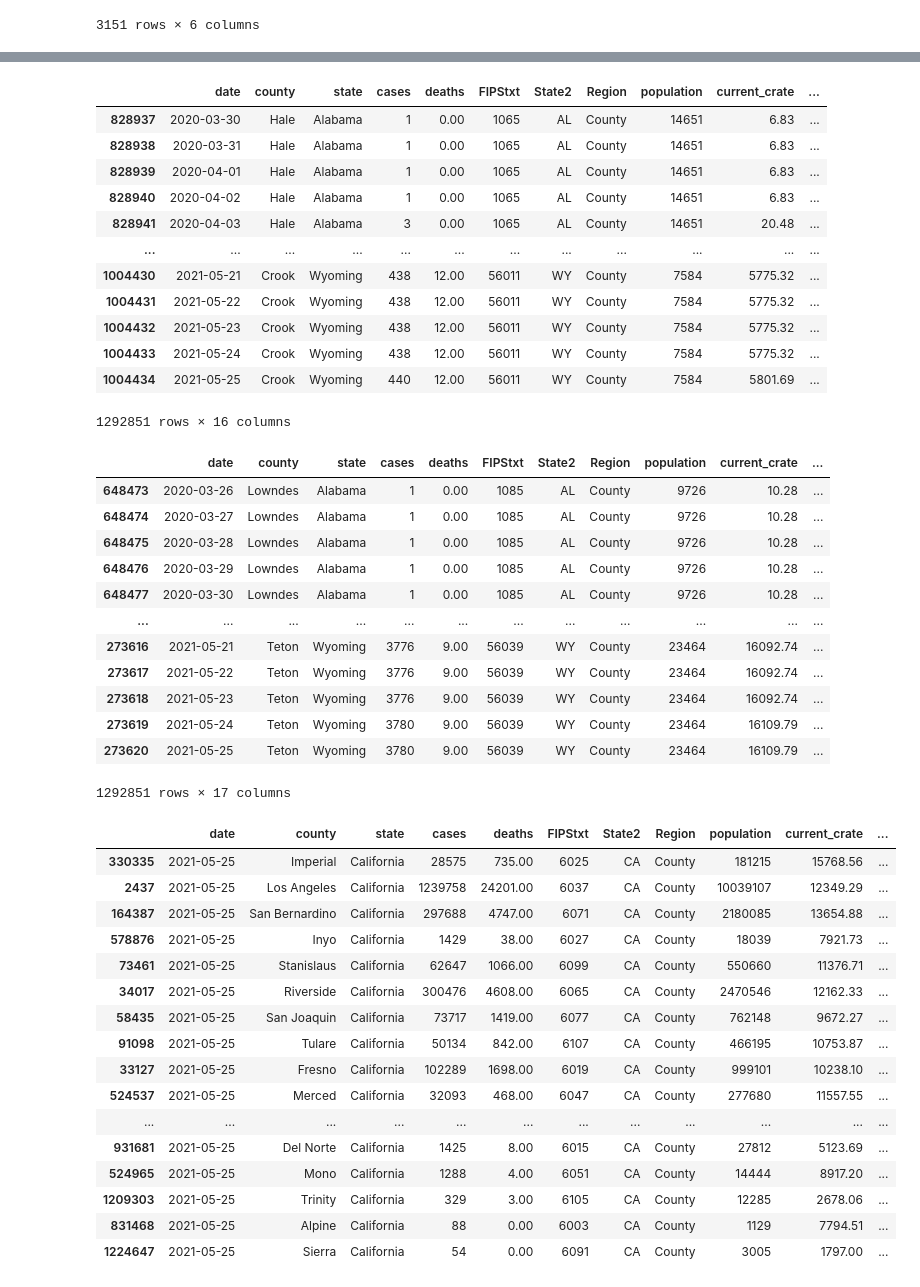
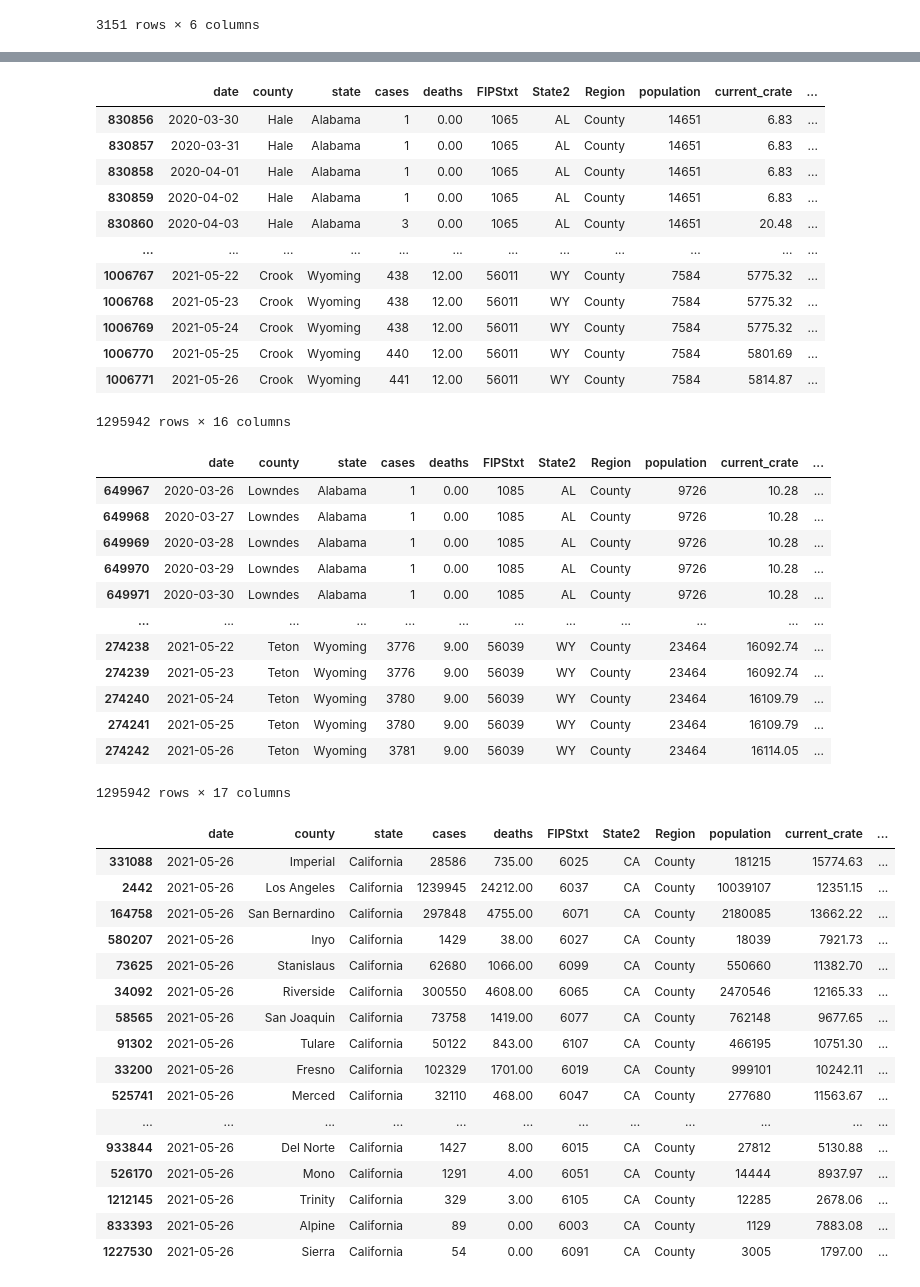
Before and after one commit to menlodoug/covid_crunching, a Jupyter notebook: pandas/COVID_USA.ipynb, the cells around one changed output, grey strips where cells are left out. Drawn from its saved outputs; the diff is of its cells as text; code cells hidden in the pictures.

```diff
--- a/pandas/COVID_USA.ipynb
+++ b/pandas/COVID_USA.ipynb
@@ -94,7 +94,7 @@ counties
 # %%
 # Isolate data from most current day.
 
-counties_us = counties[(counties['date'] == '2021-05-25') & (counties['Region'] == 'County')]
+counties_us = counties[(counties['date'] == '2021-05-26') & (counties['Region'] == 'County')]
 counties_us
 # %% [output]
 |  | date | county | state | cases | deaths | FIPStxt | State2 | Region | population | current_crate | ... |
@@ -208,18 +208,18 @@ usa['case_day'] = usa.groupby(['state','county']).cases.diff().fillna(usa.cases)
 usa
 # %% [output]
 |  | date | county | state | cases | deaths | FIPStxt | State2 | Region | population | current_crate | ... |
-| 828937 | 2020-03-30 | Hale | Alabama | 1 | 0.00 | 1065 | AL | County | 14651 | 6.83 | ... |
-| 828938 | 2020-03-31 | Hale | Alabama | 1 | 0.00 | 1065 | AL | County | 14651 | 6.83 | ... |
-| 828939 | 2020-04-01 | Hale | Alabama | 1 | 0.00 | 1065 | AL | County | 14651 | 6.83 | ... |
-| 828940 | 2020-04-02 | Hale | Alabama | 1 | 0.00 | 1065 | AL | County | 14651 | 6.83 | ... |
-| 828941 | 2020-04-03 | Hale | Alabama | 3 | 0.00 | 1065 | AL | County | 14651 | 20.48 | ... |
+| 830856 | 2020-03-30 | Hale | Alabama | 1 | 0.00 | 1065 | AL | County | 14651 | 6.83 | ... |
+| 830857 | 2020-03-31 | Hale | Alabama | 1 | 0.00 | 1065 | AL | County | 14651 | 6.83 | ... |
+| 830858 | 2020-04-01 | Hale | Alabama | 1 | 0.00 | 1065 | AL | County | 14651 | 6.83 | ... |
+| 830859 | 2020-04-02 | Hale | Alabama | 1 | 0.00 | 1065 | AL | County | 14651 | 6.83 | ... |
+| 830860 | 2020-04-03 | Hale | Alabama | 3 | 0.00 | 1065 | AL | County | 14651 | 20.48 | ... |
 | ... | ... | ... | ... | ... | ... | ... | ... | ... | ... | ... | ... |
-| 1004430 | 2021-05-21 | Crook | Wyoming | 438 | 12.00 | 56011 | WY | County | 7584 | 5775.32 | ... |
-| 1004431 | 2021-05-22 | Crook | Wyoming | 438 | 12.00 | 56011 | WY | County | 7584 | 5775.32 | ... |
-| 1004432 | 2021-05-23 | Crook | Wyoming | 438 | 12.00 | 56011 | WY | County | 7584 | 5775.32 | ... |
-| 1004433 | 2021-05-24 | Crook | Wyoming | 438 | 12.00 | 56011 | WY | County | 7584 | 5775.32 | ... |
-| 1004434 | 2021-05-25 | Crook | Wyoming | 440 | 12.00 | 56011 | WY | County | 7584 | 5801.69 | ... |
+| 1006767 | 2021-05-22 | Crook | Wyoming | 438 | 12.00 | 56011 | WY | County | 7584 | 5775.32 | ... |
+| 1006768 | 2021-05-23 | Crook | Wyoming | 438 | 12.00 | 56011 | WY | County | 7584 | 5775.32 | ... |
+| 1006769 | 2021-05-24 | Crook | Wyoming | 438 | 12.00 | 56011 | WY | County | 7584 | 5775.32 | ... |
+| 1006770 | 2021-05-25 | Crook | Wyoming | 440 | 12.00 | 56011 | WY | County | 7584 | 5801.69 | ... |
+| 1006771 | 2021-05-26 | Crook | Wyoming | 441 | 12.00 | 56011 | WY | County | 7584 | 5814.87 | ... |
-1292851 rows × 16 columns
+1295942 rows × 16 columns
 # %%
 # Break out daily death data from the New York Times csv that is cumulative in nature
 
@@ -228,18 +228,18 @@ usa['death_day'] = usa.groupby(['state','county']).deaths.diff().fillna(usa.deat
 usa
 # %% [output]
 |  | date | county | state | cases | deaths | FIPStxt | State2 | Region | population | current_crate | ... |
-| 648473 | 2020-03-26 | Lowndes | Alabama | 1 | 0.00 | 1085 | AL | County | 9726 | 10.28 | ... |
-| 648474 | 2020-03-27 | Lowndes | Alabama | 1 | 0.00 | 1085 | AL | County | 9726 | 10.28 | ... |
-| 648475 | 2020-03-28 | Lowndes | Alabama | 1 | 0.00 | 1085 | AL | County | 9726 | 10.28 | ... |
-| 648476 | 2020-03-29 | Lowndes | Alabama | 1 | 0.00 | 1085 | AL | County | 9726 | 10.28 | ... |
-| 648477 | 2020-03-30 | Lowndes | Alabama | 1 | 0.00 | 1085 | AL | County | 9726 | 10.28 | ... |
+| 649967 | 2020-03-26 | Lowndes | Alabama | 1 | 0.00 | 1085 | AL | County | 9726 | 10.28 | ... |
+| 649968 | 2020-03-27 | Lowndes | Alabama | 1 | 0.00 | 1085 | AL | County | 9726 | 10.28 | ... |
+| 649969 | 2020-03-28 | Lowndes | Alabama | 1 | 0.00 | 1085 | AL | County | 9726 | 10.28 | ... |
+| 649970 | 2020-03-29 | Lowndes | Alabama | 1 | 0.00 | 1085 | AL | County | 9726 | 10.28 | ... |
+| 649971 | 2020-03-30 | Lowndes | Alabama | 1 | 0.00 | 1085 | AL | County | 9726 | 10.28 | ... |
 | ... | ... | ... | ... | ... | ... | ... | ... | ... | ... | ... | ... |
-| 273616 | 2021-05-21 | Teton | Wyoming | 3776 | 9.00 | 56039 | WY | County | 23464 | 16092.74 | ... |
-| 273617 | 2021-05-22 | Teton | Wyoming | 3776 | 9.00 | 56039 | WY | County | 23464 | 16092.74 | ... |
-| 273618 | 2021-05-23 | Teton | Wyoming | 3776 | 9.00 | 56039 | WY | County | 23464 | 16092.74 | ... |
-| 273619 | 2021-05-24 | Teton | Wyoming | 3780 | 9.00 | 56039 | WY | County | 23464 | 16109.79 | ... |
-| 273620 | 2021-05-25 | Teton | Wyoming | 3780 | 9.00 | 56039 | WY | County | 23464 | 16109.79 | ... |
+| 274238 | 2021-05-22 | Teton | Wyoming | 3776 | 9.00 | 56039 | WY | County | 23464 | 16092.74 | ... |
+| 274239 | 2021-05-23 | Teton | Wyoming | 3776 | 9.00 | 56039 | WY | County | 23464 | 16092.74 | ... |
+| 274240 | 2021-05-24 | Teton | Wyoming | 3780 | 9.00 | 56039 | WY | County | 23464 | 16109.79 | ... |
+| 274241 | 2021-05-25 | Teton | Wyoming | 3780 | 9.00 | 56039 | WY | County | 23464 | 16109.79 | ... |
+| 274242 | 2021-05-26 | Teton | Wyoming | 3781 | 9.00 | 56039 | WY | County | 23464 | 16114.05 | ... |
-1292851 rows × 17 columns
+1295942 rows × 17 columns
 # %%
 # Export updated national data to csv for use in Tableau
 
@@ -247,26 +247,26 @@ usa.to_csv('daily_covid_us.csv', index=False)
 # %%
 # Filter California data to show only numbers for today
 
-counties_cal = usa[(usa['date'] == '2021-05-25') & (usa['state'] == 'California')]
+counties_cal = usa[(usa['date'] == '2021-05-26') & (usa['state'] == 'California')]
 counties_cal
 # %% [output]
 |  | date | county | state | cases | deaths | FIPStxt | State2 | Region | population | current_crate | ... |
-| 330335 | 2021-05-25 | Imperial | California | 28575 | 735.00 | 6025 | CA | County | 181215 | 15768.56 | ... |
-| 2437 | 2021-05-25 | Los Angeles | California | 1239758 | 24201.00 | 6037 | CA | County | 10039107 | 12349.29 | ... |
-| 164387 | 2021-05-25 | San Bernardino | California | 297688 | 4747.00 | 6071 | CA | County | 2180085 | 13654.88 | ... |
-| 578876 | 2021-05-25 | Inyo | California | 1429 | 38.00 | 6027 | CA | County | 18039 | 7921.73 | ... |
-| 73461 | 2021-05-25 | Stanislaus | California | 62647 | 1066.00 | 6099 | CA | County | 550660 | 11376.71 | ... |
-| 34017 | 2021-05-25 | Riverside | California | 300476 | 4608.00 | 6065 | CA | County | 2470546 | 12162.33 | ... |
-| 58435 | 2021-05-25 | San Joaquin | California | 73717 | 1419.00 | 6077 | CA | County | 762148 | 9672.27 | ... |
-| 91098 | 2021-05-25 | Tulare | California | 50134 | 842.00 | 6107 | CA | County | 466195 | 10753.87 | ... |
-| 33127 | 2021-05-25 | Fresno | California | 102289 | 1698.00 | 6019 | CA | County | 999101 | 10238.10 | ... |
-| 524537 | 2021-05-25 | Merced | California | 32093 | 468.00 | 6047 | CA | County | 277680 | 11557.55 | ... |
+| 331088 | 2021-05-26 | Imperial | California | 28586 | 735.00 | 6025 | CA | County | 181215 | 15774.63 | ... |
+| 2442 | 2021-05-26 | Los Angeles | California | 1239945 | 24212.00 | 6037 | CA | County | 10039107 | 12351.15 | ... |
+| 164758 | 2021-05-26 | San Bernardino | California | 297848 | 4755.00 | 6071 | CA | County | 2180085 | 13662.22 | ... |
+| 580207 | 2021-05-26 | Inyo | California | 1429 | 38.00 | 6027 | CA | County | 18039 | 7921.73 | ... |
+| 73625 | 2021-05-26 | Stanislaus | California | 62680 | 1066.00 | 6099 | CA | County | 550660 | 11382.70 | ... |
+| 34092 | 2021-05-26 | Riverside | California | 300550 | 4608.00 | 6065 | CA | County | 2470546 | 12165.33 | ... |
+| 58565 | 2021-05-26 | San Joaquin | California | 73758 | 1419.00 | 6077 | CA | County | 762148 | 9677.65 | ... |
+| 91302 | 2021-05-26 | Tulare | California | 50122 | 843.00 | 6107 | CA | County | 466195 | 10751.30 | ... |
+| 33200 | 2021-05-26 | Fresno | California | 102329 | 1701.00 | 6019 | CA | County | 999101 | 10242.11 | ... |
+| 525741 | 2021-05-26 | Merced | California | 32110 | 468.00 | 6047 | CA | County | 277680 | 11563.67 | ... |
 | ... | ... | ... | ... | ... | ... | ... | ... | ... | ... | ... | ... |
-| 931681 | 2021-05-25 | Del Norte | California | 1425 | 8.00 | 6015 | CA | County | 27812 | 5123.69 | ... |
-| 524965 | 2021-05-25 | Mono | California | 1288 | 4.00 | 6051 | CA | County | 14444 | 8917.20 | ... |
-| 1209303 | 2021-05-25 | Trinity | California | 329 | 3.00 | 6105 | CA | County | 12285 | 2678.06 | ... |
-| 831468 | 2021-05-25 | Alpine | California | 88 | 0.00 | 6003 | CA | County | 1129 | 7794.51 | ... |
-| 1224647 | 2021-05-25 | Sierra | California | 54 | 0.00 | 6091 | CA | County | 3005 | 1797.00 | ... |
+| 933844 | 2021-05-26 | Del Norte | California | 1427 | 8.00 | 6015 | CA | County | 27812 | 5130.88 | ... |
+| 526170 | 2021-05-26 | Mono | California | 1291 | 4.00 | 6051 | CA | County | 14444 | 8937.97 | ... |
+| 1212145 | 2021-05-26 | Trinity | California | 329 | 3.00 | 6105 | CA | County | 12285 | 2678.06 | ... |
+| 833393 | 2021-05-26 | Alpine | California | 89 | 0.00 | 6003 | CA | County | 1129 | 7883.08 | ... |
+| 1227530 | 2021-05-26 | Sierra | California | 54 | 0.00 | 6091 | CA | County | 3005 | 1797.00 | ... |
 # %%
 # Show top 10 California counties based on largest current infection rate
 
```
Also changed, not shown: parts of 12 cells of this notebook, 36 other files.
